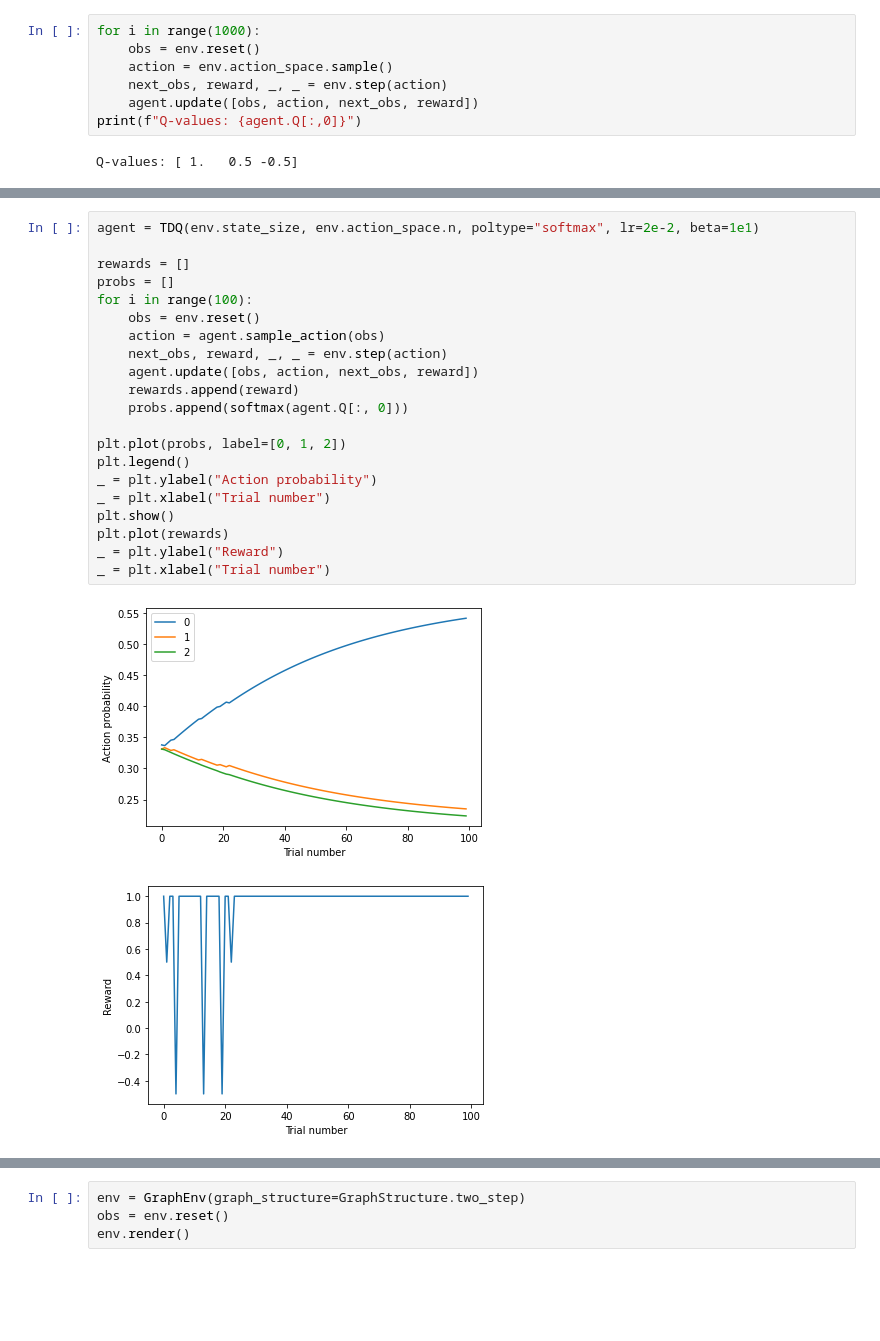
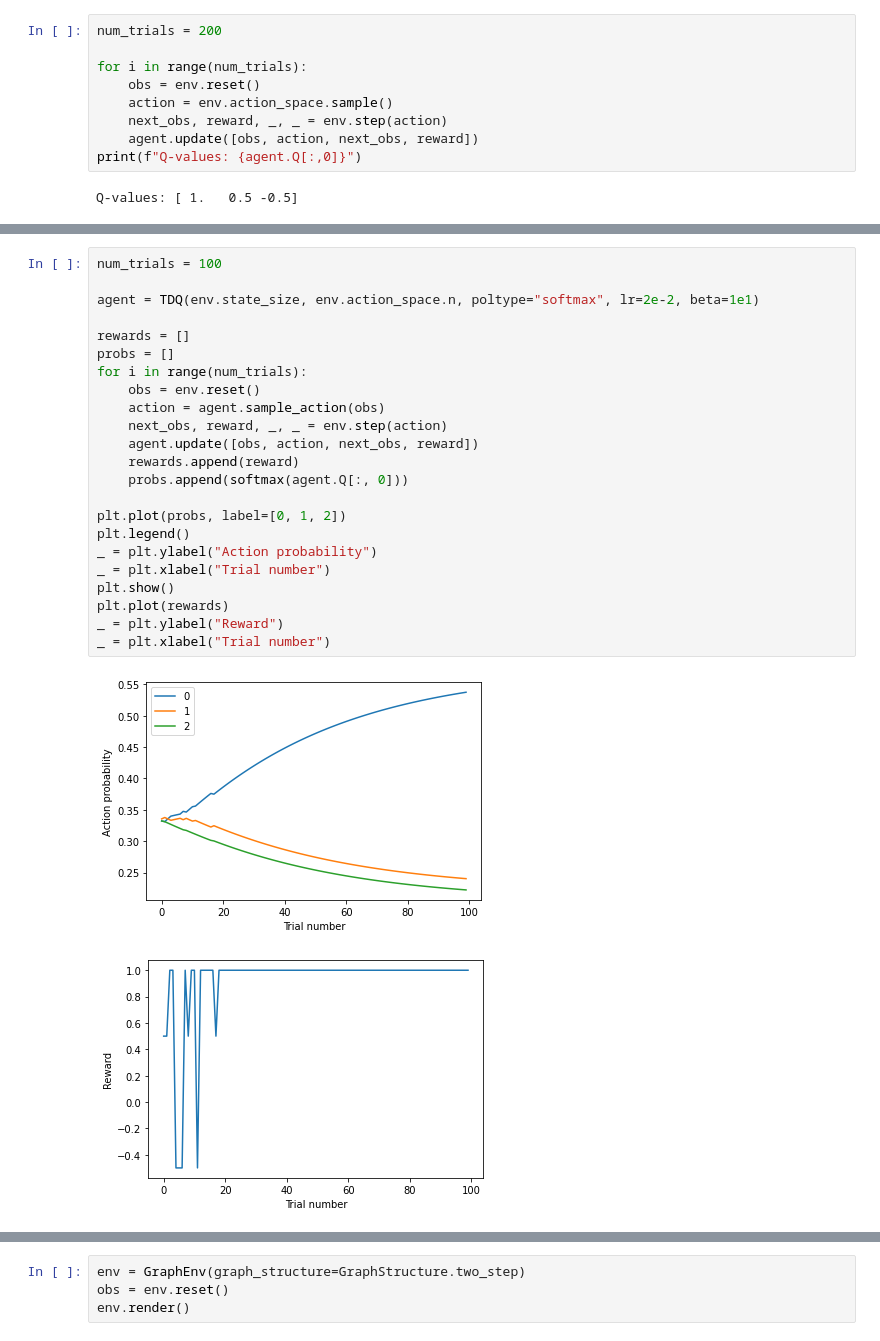
Before and after one commit to awjuliani/neuro-nav, a Jupyter notebook: notebooks/ccn_tutorial.ipynb, the cells around one changed output, grey strips where cells are left out. Saved outputs shown, nothing was run; the diff lists cells and outputs as text; blank space fills up the shorter version.

```diff
--- a/notebooks/ccn_tutorial.ipynb
+++ b/notebooks/ccn_tutorial.ipynb
@@ -93,7 +99,9 @@ With neuro-nav, this happens automatically when passing the experience tuple `<o
 
 We can see after 1000 trials of taking random actions that the agent's Q-values now match the true reward function of the environment.
 # %%
-for i in range(1000):
+num_trials = 200
+
+for i in range(num_trials):
     obs = env.reset()
     action = env.action_space.sample()
     next_obs, reward, _, _ = env.step(action)
@@ -111,25 +121,27 @@ The `egreedy` policy uses an `epsilon` parameter to determine the probablility o
 Below we will examine using a `softmax` policy during learning in our bandit task.
 # %%
+num_trials = 100
+
 agent = TDQ(env.state_size, env.action_space.n, poltype="softmax", lr=2e-2, beta=1e1)
 
 rewards = []
 probs = []
-for i in range(100):
+for i in range(num_trials):
     obs = env.reset()
     action = agent.sample_action(obs)
     next_obs, reward, _, _ = env.step(action)
     agent.update([obs, action, next_obs, reward])
     rewards.append(reward)
     probs.append(softmax(agent.Q[:, 0]))
 
 plt.plot(probs, label=[0, 1, 2])
 plt.legend()
 _ = plt.ylabel("Action probability")
 _ = plt.xlabel("Trial number")
 plt.show()
 plt.plot(rewards)
 _ = plt.ylabel("Reward")
 _ = plt.xlabel("Trial number")
 # %% [output]
-[figure, old version]
+[figure, new version]
-[figure, old version]
+[figure, new version]
```
Also changed, not shown: parts of 35 cells of this notebook.
